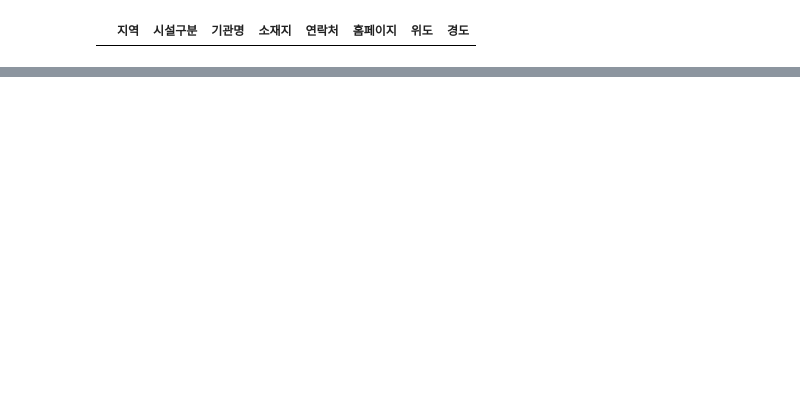
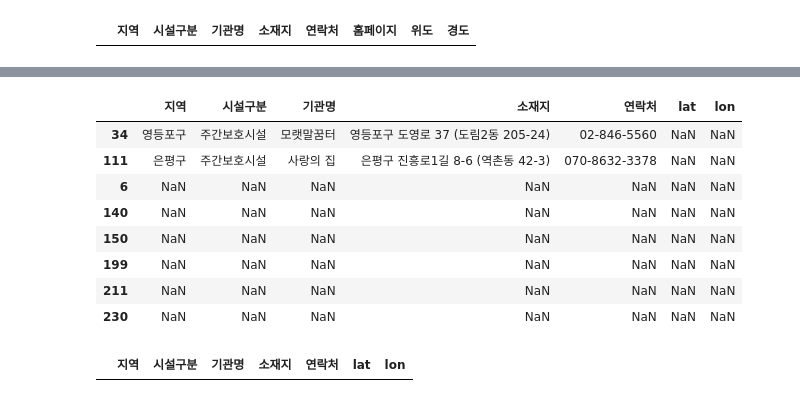
Before and after one commit to BigDataCampus/fresh, a Jupyter notebook: facility cleansing.ipynb, the cells around one changed output, grey strips where cells are left out. Saved outputs shown, nothing was run; the diff lists cells and outputs as text; code cells hidden in the pictures; blank space fills up the shorter version.

Commit message:
data change , joongbok checker in progress ...

```diff
--- a/facility cleansing.ipynb
+++ b/facility cleansing.ipynb
@@ -244,0 +287,8 @@ facility.to_csv('make.csv',encoding='euc-kr')
+# %%
+add_list = []
+
+for i in facility.소재지:
+    add_list.append(i)
+
+for i in facility.소재지:
+    print(i)
@@ -244,0 +317,7 @@ facility.to_csv('make.csv',encoding='euc-kr')
+# %%
+facility['lat']=0
+facility['lon']=0
+# %%
+#형변환
+facility['lat']=facility['lat'].astype(float)
+facility['lon']=facility['lon'].astype(float)
@@ -244,0 +417,17 @@ facility.to_csv('make.csv',encoding='euc-kr')
+# %%
+for v,i in enumerate(add_list):
+    jsonResult = getGeoData(i)
+    try:
+        for item in jsonResult['result']['items']:
+                print('=======================')
+                print('주소: ', item['address'])
+                print('위도: ', str(item['point']['y']))
+                print('경도: ', str(item['point']['x']))
+                print(v)
+                facility.loc[v,'lat']=  str(item['point']['y'])
+                facility.loc[v,'lon']=  str(item['point']['x'])
+    except Exception as e:
+        print("예외!!!!!!!!!!!!!!!!!!!!!!!!!!!!!!!!!!!!!!")
+        facility.loc[v,'lat']=np.nan
+        facility.loc[v,'lon']=np.nan
+        print(e)
@@ -244,0 +452,12 @@ facility.to_csv('make.csv',encoding='euc-kr')
+# %%
+facility[facility.lat.isna()]
+# %% [output]
+|  | 지역 | 시설구분 | 기관명 | 소재지 | 연락처 | lat | lon |
+| 34 | 영등포구 | 주간보호시설 | 모랫말꿈터 | 영등포구 도영로 37 (도림2동 205-24) | 02-846-5560 | NaN | NaN |
+| 111 | 은평구 | 주간보호시설 | 사랑의 집 | 은평구 진흥로1길 8-6 (역촌동 42-3) | 070-8632-3378 | NaN | NaN |
+| 6 | NaN | NaN | NaN | NaN | NaN | NaN | NaN |
+| 140 | NaN | NaN | NaN | NaN | NaN | NaN | NaN |
+| 150 | NaN | NaN | NaN | NaN | NaN | NaN | NaN |
+| 199 | NaN | NaN | NaN | NaN | NaN | NaN | NaN |
+| 211 | NaN | NaN | NaN | NaN | NaN | NaN | NaN |
+| 230 | NaN | NaN | NaN | NaN | NaN | NaN | NaN |
@@ -244,0 +466,4 @@ facility.to_csv('make.csv',encoding='euc-kr')
+# %%
+facility[facility.lat.isna()]
+# %% [output]
+|  | 지역 | 시설구분 | 기관명 | 소재지 | 연락처 | lat | lon |
```
Also changed, not shown: parts of 23 cells of this notebook, 1 other file.
